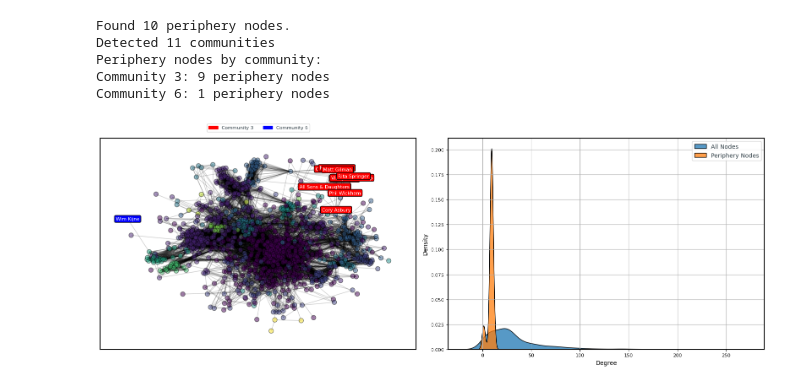
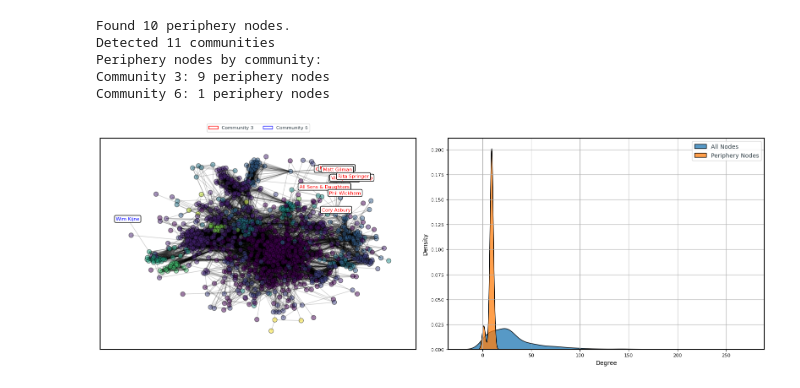
Before and after one commit to micheledinelli/spotify-playlists-network-analysis, a Jupyter notebook: metrics/periphery_structure.ipynb, the cells around one changed output. Drawn from its saved outputs; the diff is of its cells as text; code cells hidden in the pictures.

Commit message:
feat: improve periphery plots

```diff
--- a/metrics/periphery_structure.ipynb
+++ b/metrics/periphery_structure.ipynb
@@ -108,51 +108,51 @@ nx.draw_networkx_labels(
     G, pos,
     labels={n: n for n in other_periphery},
     font_size=8,
-    font_color='white',
+    font_color='red',
     font_family='sans-serif',
     ax=axes[0],
-    bbox=dict(facecolor='red', edgecolor='black', boxstyle='round,pad=0.3')
+    bbox=dict(facecolor='white', edgecolor='black', boxstyle='round,pad=0.3')
 )
 
 nx.draw_networkx_labels(
     G, pos,
     labels={n: n for n in community6_periphery},
     font_size=8,
-    font_color='white',
+    font_color='blue',
     font_family='sans-serif',
     ax=axes[0],
-    bbox=dict(facecolor='blue', edgecolor='black', boxstyle='round,pad=0.3')
+    bbox=dict(facecolor='white', edgecolor='black', boxstyle='round,pad=0.3')
 )
 
 nx.draw_networkx_edges(G, pos, edge_color='black', alpha=0.2, ax=axes[0])
 
 legend_communities = {
     3: {'color': 'red', 'label': "Community 3"},
     6: {'color': 'blue', 'label': "Community 6"}
 }
 
 legend_handles = []
 for comm_id, props in legend_communities.items():
     legend_handles.append(
-        patches.Patch(color=props['color'], label=props['label'])
+        patches.Patch(edgecolor=props['color'], label=props['label'], facecolor='white')
     )
 
 axes[0].legend(handles=legend_handles, loc='upper center', fontsize=8, frameon=True, bbox_to_anchor=(0.5, 1.08), ncol=2)
 
 deg_dict = dict(G.degree())
 
 periphery_degrees = [deg_dict[n] for n in periphery_nodes]
 all_degrees = list(deg_dict.values())
 
 sns.kdeplot(all_degrees, label="All Nodes", ax=axes[1], multiple="stack")
 sns.kdeplot(periphery_degrees, label="Periphery Nodes", ax=axes[1], multiple="stack")
 axes[1].set_xlabel("Degree")
 axes[1].set_ylabel("Density")
 axes[1].legend(loc='upper right', frameon=True)
 axes[1].grid()
 
 plt.tight_layout()
 plt.savefig("../plots/periphery.png", transparent=True)
 plt.show()
 # %% [output]
-[figure, old version]
+[figure, new version]
```
Also changed, not shown: 1 other file.
